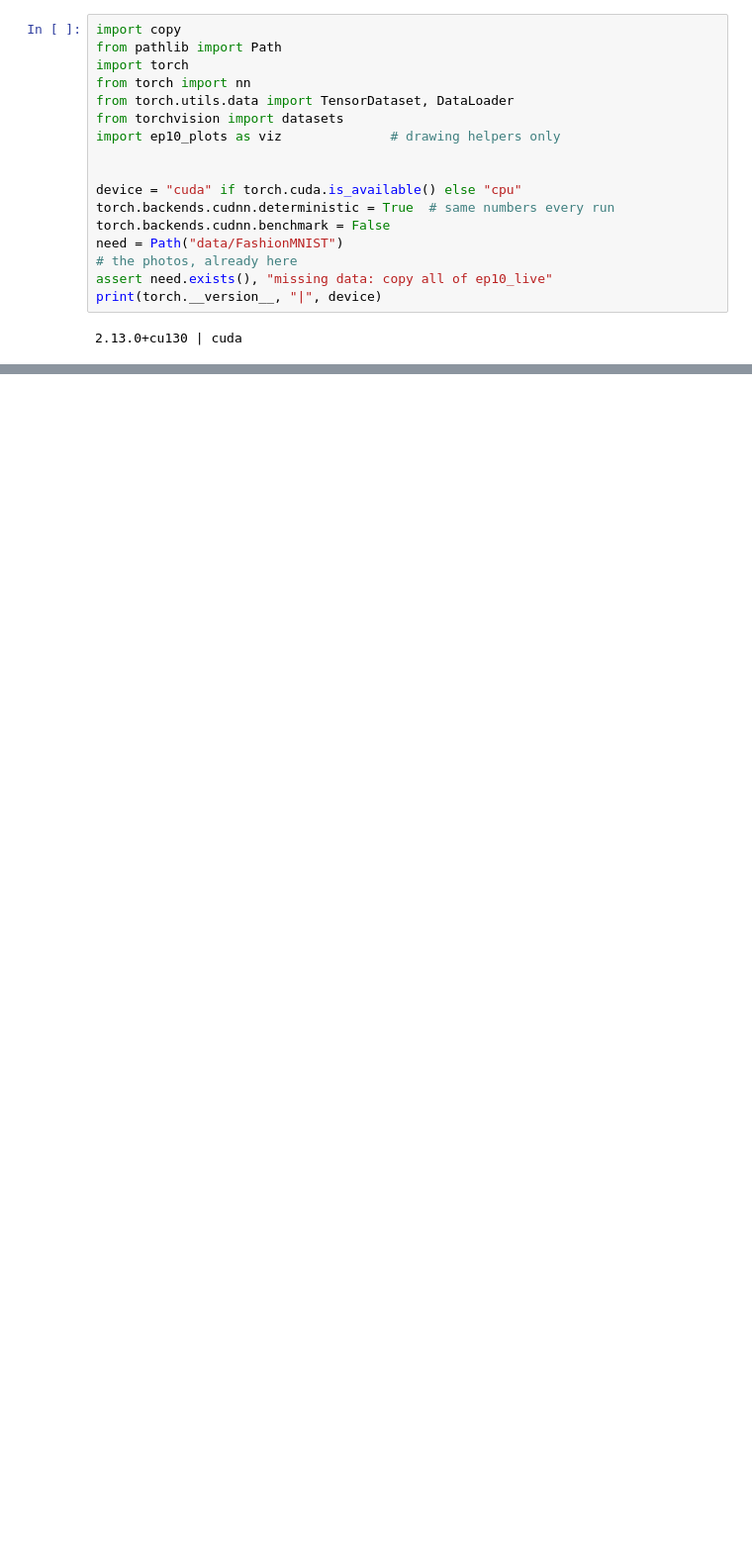
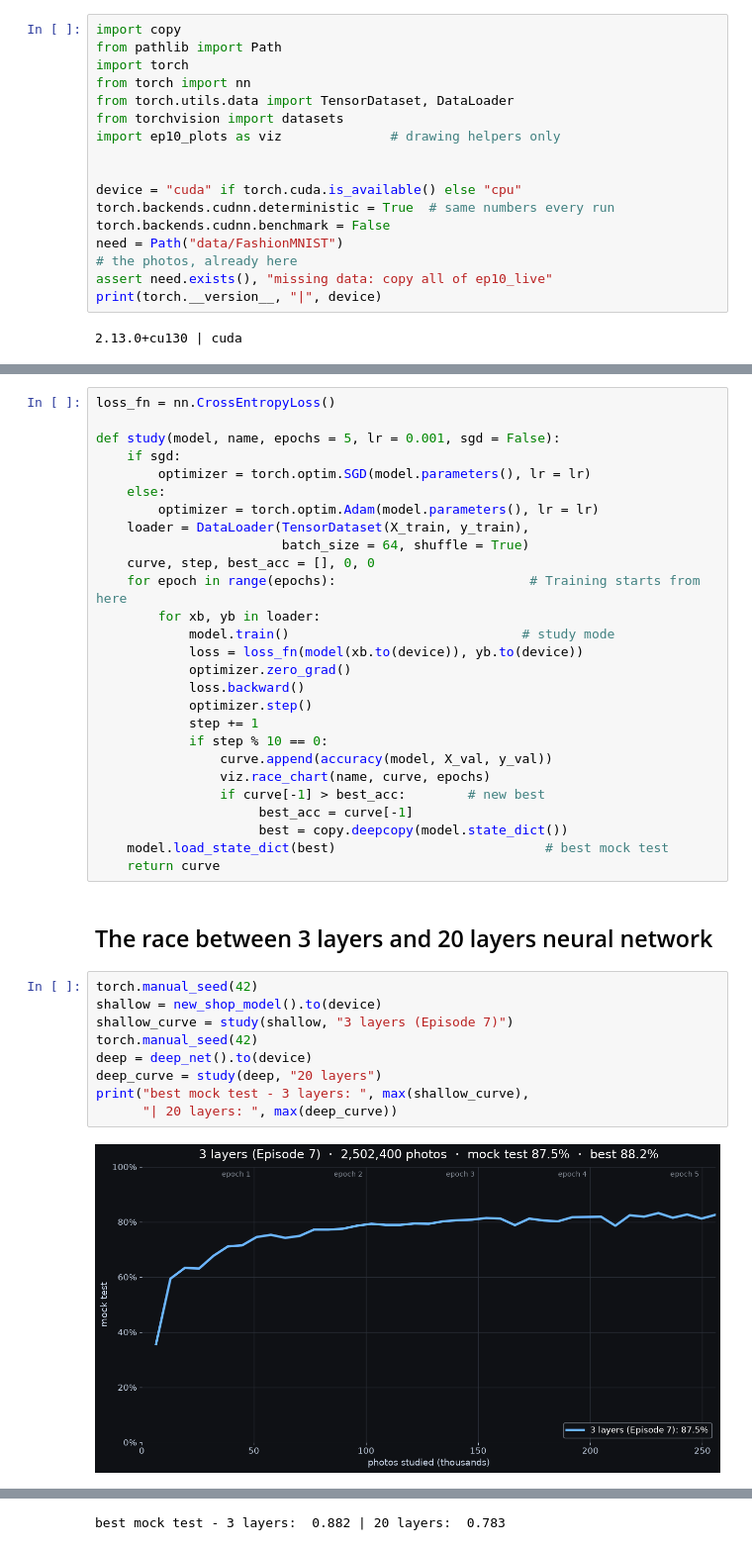
Before and after one commit to optimizer-step/pytorch_series, a Jupyter notebook: ep_10_live/batchnorm_vanishing_gradients.ipynb, the cells around one changed output, grey strips where cells are left out. Shown at 99% size. Cells and saved outputs as stored; diff of their text form; blank space fills up the shorter version.

```diff
--- a/ep_10_live/batchnorm_vanishing_gradients.ipynb
+++ b/ep_10_live/batchnorm_vanishing_gradients.ipynb
@@ -34,0 +75,40 @@ RuntimeError: Dataset not found. You can use download=True to download it
+# %%
+loss_fn = nn.CrossEntropyLoss()
+
+def study(model, name, epochs = 5, lr = 0.001, sgd = False):
+    if sgd:
+        optimizer = torch.optim.SGD(model.parameters(), lr = lr)
+    else:
+        optimizer = torch.optim.Adam(model.parameters(), lr = lr)
+    loader = DataLoader(TensorDataset(X_train, y_train),
+                        batch_size = 64, shuffle = True)
+    curve, step, best_acc = [], 0, 0
+    for epoch in range(epochs):                         # Training starts from here
+        for xb, yb in loader:
+            model.train()                              # study mode
+            loss = loss_fn(model(xb.to(device)), yb.to(device))
+            optimizer.zero_grad()
+            loss.backward()
+            optimizer.step()
+            step += 1
+            if step % 10 == 0:
+                curve.append(accuracy(model, X_val, y_val))
+                viz.race_chart(name, curve, epochs)
+                if curve[-1] > best_acc:        # new best
+                     best_acc = curve[-1]
+                     best = copy.deepcopy(model.state_dict())
+    model.load_state_dict(best)                           # best mock test
+    return curve
+# %% [markdown]
+## The race between 3 layers and 20 layers neural network
+# %%
+torch.manual_seed(42)
+shallow = new_shop_model().to(device)
+shallow_curve = study(shallow, "3 layers (Episode 7)")
+torch.manual_seed(42)
+deep = deep_net().to(device)
+deep_curve = study(deep, "20 layers")
+print("best mock test - 3 layers: ", max(shallow_curve),
+      "| 20 layers: ", max(deep_curve))
+# %% [output]
+[figure, added]
@@ -34,0 +116 @@ RuntimeError: Dataset not found. You can use download=True to download it
+best mock test - 3 layers:  0.882 | 20 layers:  0.783
```
Also changed, not shown: parts of 24 cells of this notebook, 8 other files.
